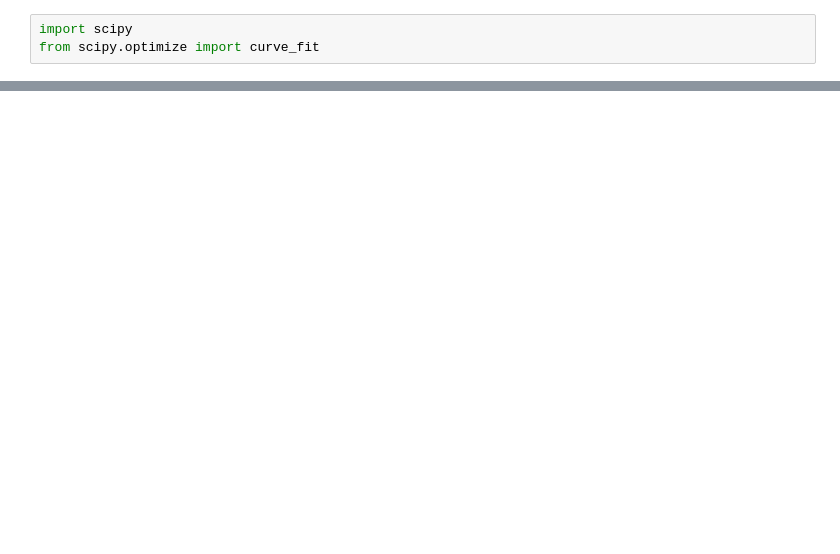
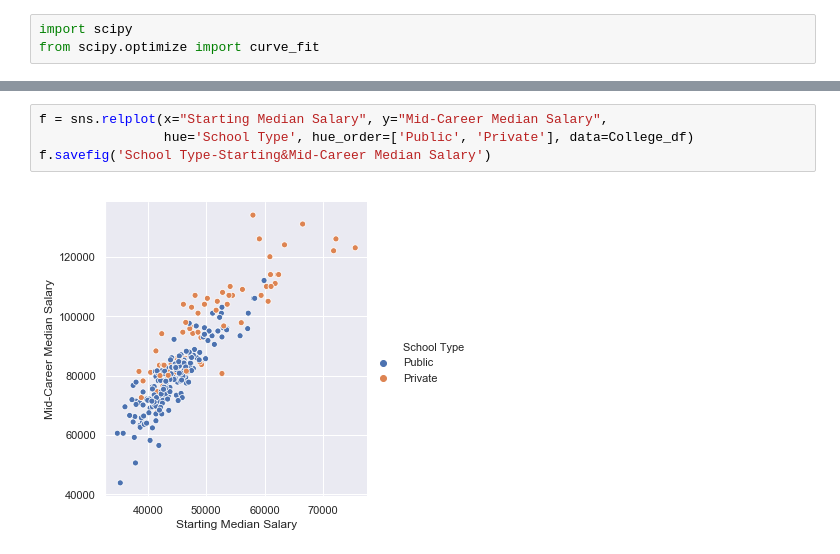
Before and after one commit to 21212131/ece143project, a Jupyter notebook: ece143_project_q2q3_current.ipynb, the cells around one changed output, grey strips where cells are left out. Drawn from its saved outputs; the diff is of its cells as text; blank space fills up the shorter version.

```diff
--- a/ece143_project_q2q3_current.ipynb
+++ b/ece143_project_q2q3_current.ipynb
@@ -107,0 +106,6 @@ visulize_schooltype_difference(College_df, "Mid-Career Median Salary")
+# %%
+f = sns.relplot(x="Starting Median Salary", y="Mid-Career Median Salary",
+                hue='School Type', hue_order=['Public', 'Private'], data=College_df)
+f.savefig('School Type-Starting&Mid-Career Median Salary')
+# %% [output]
+[figure, added]
```
Also changed, not shown: parts of 14 cells of this notebook.
